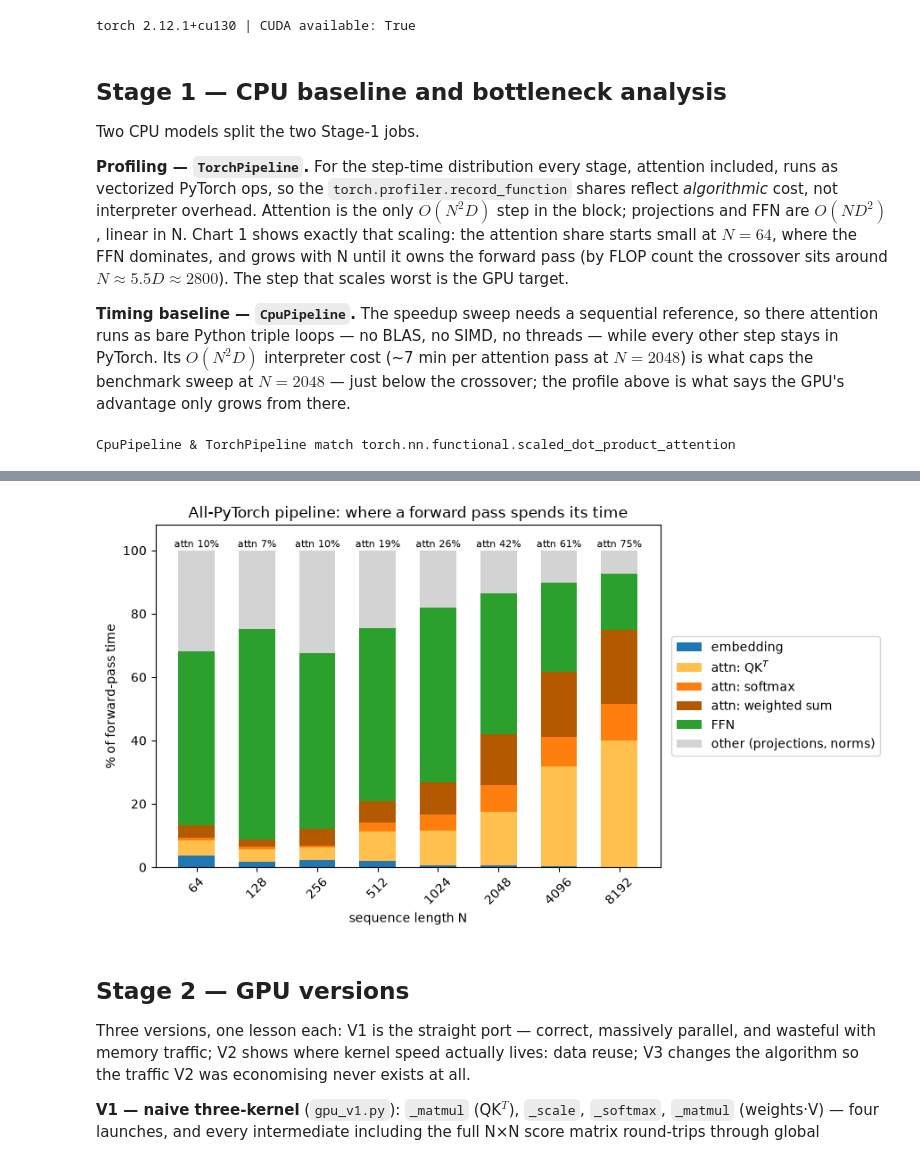
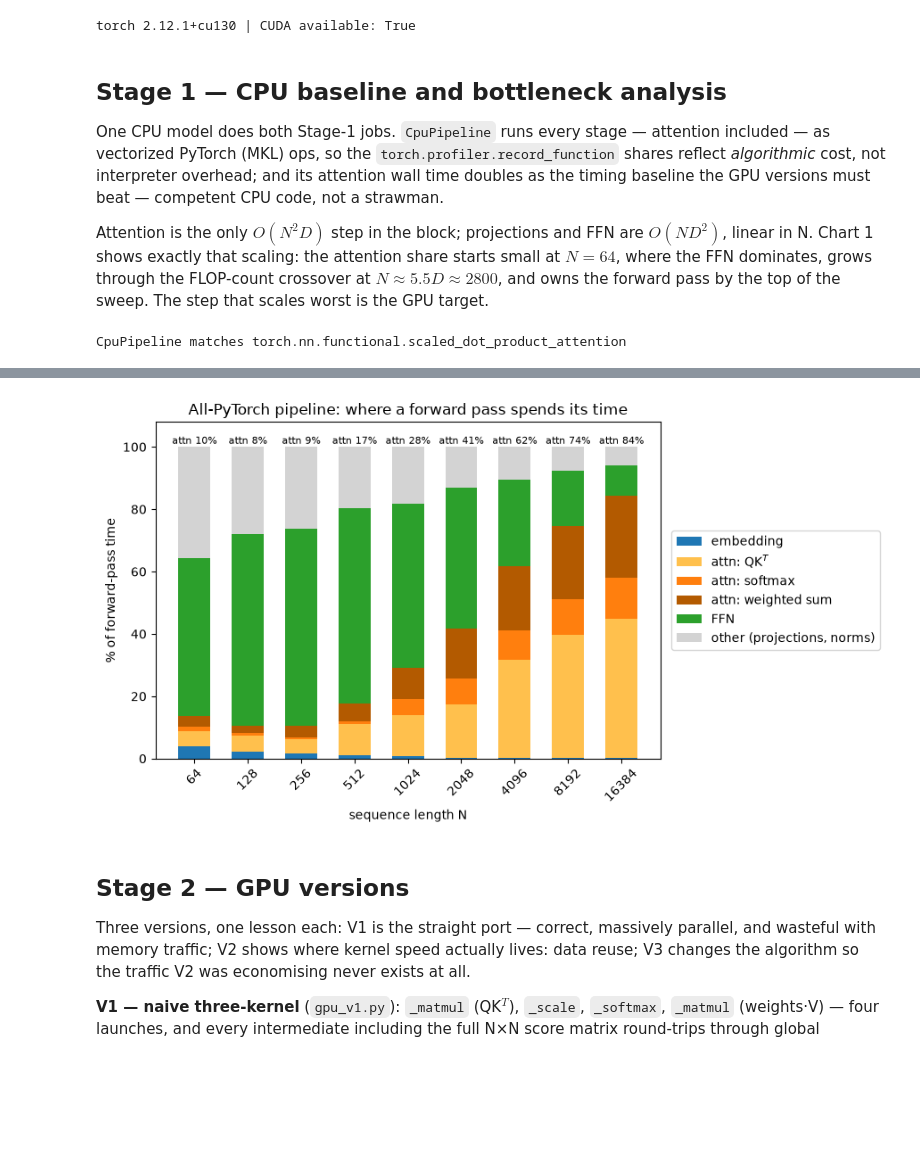
Before and after one commit to LtnLinh/Transformer-Attention-Mechanism, a Jupyter notebook: demo.ipynb, the cells around one changed output, grey strips where cells are left out. Cells and saved outputs as stored; diff of their text form; code cells hidden in the pictures; blank space fills up the shorter version.

```diff
--- a/demo.ipynb
+++ b/demo.ipynb
@@ -37,46 +36,37 @@ torch 2.12.1+cu130 | CUDA available: True
 # %% [markdown]
 ## Stage 1 — CPU baseline and bottleneck analysis
 
-Two CPU models split the two Stage-1 jobs.
+One CPU model does both Stage-1 jobs. `CpuPipeline` runs every stage —
+attention included — as vectorized PyTorch (MKL) ops, so the
+`torch.profiler.record_function` shares reflect *algorithmic* cost, not
+interpreter overhead; and its attention wall time doubles as the timing
+baseline the GPU versions must beat — competent CPU code, not a strawman.
 
-**Profiling — `TorchPipeline`.** For the step-time distribution every stage,
-attention included, runs as vectorized PyTorch ops, so the
-`torch.profiler.record_function` shares reflect *algorithmic* cost, not
-interpreter overhead. Attention is the only $O(N^2 D)$ step in the block;
-projections and FFN are $O(N D^2)$, linear in N. Chart 1 shows exactly that
-scaling: the attention share starts small at $N = 64$, where the FFN
-dominates, and grows with N until it owns the forward pass (by FLOP count the
-crossover sits around $N \approx 5.5D \approx 2800$). The step that scales
-worst is the GPU target.
-
-**Timing baseline — `CpuPipeline`.** The speedup sweep needs a sequential
-reference, so there attention runs as bare Python triple loops — no BLAS, no
-SIMD, no threads — while every other step stays in PyTorch. Its $O(N^2 D)$
-interpreter cost (~7 min per attention pass at $N = 2048$) is what caps the
-benchmark sweep at $N = 2048$ — just below the crossover; the profile above
-is what says the GPU's advantage only grows from there.
+Attention is the only $O(N^2 D)$ step in the block; projections and FFN are
+$O(N D^2)$, linear in N. Chart 1 shows exactly that scaling: the attention
+share starts small at $N = 64$, where the FFN dominates, grows through the
+FLOP-count crossover at $N \approx 5.5D \approx 2800$, and owns the forward
+pass by the top of the sweep. The step that scales worst is the GPU target.
 # %%
-# Correctness gate: both CPU models must match torch's SDPA before they can
-# serve as profiling / timing references.
+# Correctness gate: the CPU baseline must match torch's SDPA before it can
+# serve as the profiling / timing reference.
 torch.manual_seed(0)
 cpu_model = CpuPipeline().eval()
 x = torch.randint(0, 1000, (2, 16))
 with torch.no_grad():
-    for m in (cpu_model, TorchPipeline().eval()):
-        # CpuPipeline: fp64 python floats vs fp32; TorchPipeline: unfused vs fused SDPA
-        torch.testing.assert_close(m(x), bench.sdpa_reference(m, x),
-                                   atol=1e-4, rtol=1e-3)
-print("CpuPipeline & TorchPipeline match torch.nn.functional.scaled_dot_product_attention")
+    # unfused matmul / softmax / matmul vs fused SDPA
+    torch.testing.assert_close(cpu_model(x), bench.sdpa_reference(cpu_model, x),
+                               atol=1e-4, rtol=1e-3)
+print("CpuPipeline matches torch.nn.functional.scaled_dot_product_attention")
 # %% [output]
-CpuPipeline & TorchPipeline match torch.nn.functional.scaled_dot_product_attention
+CpuPipeline matches torch.nn.functional.scaled_dot_product_attention
 # %%
 # Chart 1 -- share of forward-pass time per step (all-PyTorch pipeline)
 import matplotlib.pyplot as plt
 import numpy as np
 
-PROFILE_LENS = [2 ** x for x in range(6, 14)]
-torch_model = TorchPipeline().eval()
-pcts = [bench.step_percentages(torch_model, n) for n in PROFILE_LENS]
+PROFILE_LENS = [2 ** x for x in range(6, 15)]
+pcts = [bench.step_percentages(cpu_model, n) for n in PROFILE_LENS]
 
 parts = bench.STEPS + ["other"]
 names = {"1_embedding": "embedding", "2a_qk_matmul": "attn: QK$^T$",
@@ -125,4 +117,4 @@ USDT:2026-08-05 06:31:23 804311:804311 ActivityProfilerController.cpp:455] profi
-[figure, old version]
+[figure, new version]
 # %% [markdown]
 ## Stage 2 — GPU versions
 
```
Also changed, not shown: parts of 12 cells of this notebook, 5 other files.
